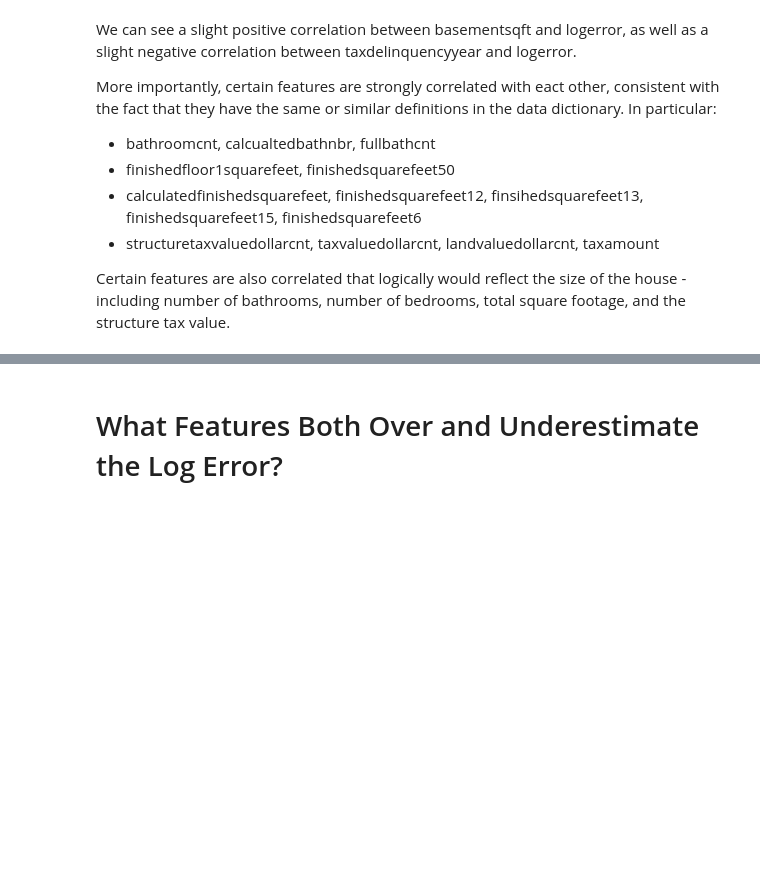
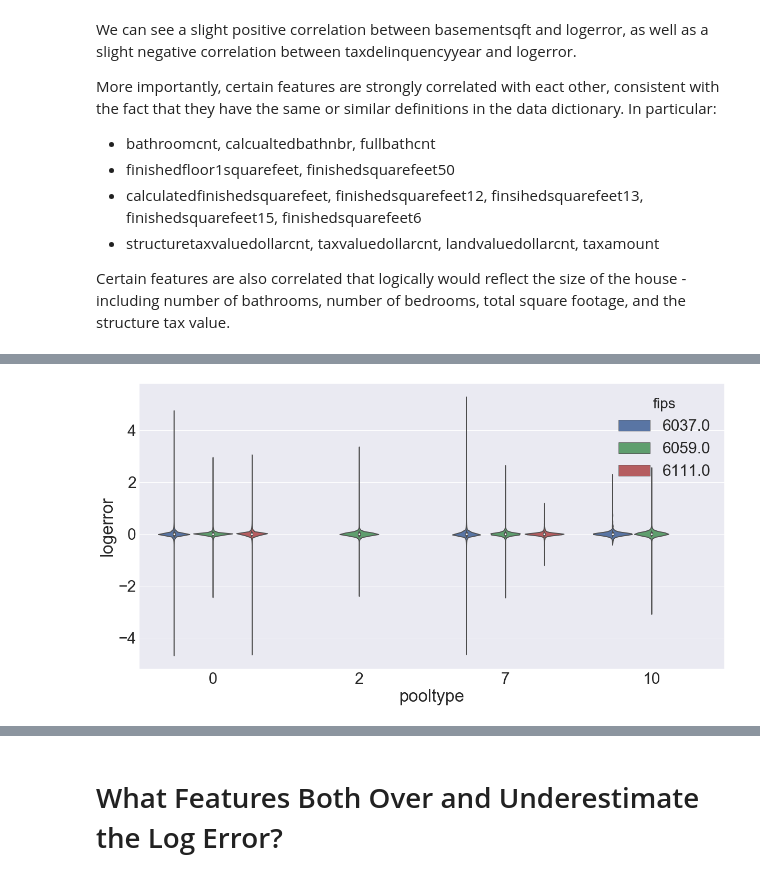
Before and after one commit to erstrong/INFO-7390-ADS-Fall-17-TeamNo., a Jupyter notebook: Mid-Term/Part 1 Exploratory Data Analysis.ipynb, the cells around one changed output, grey strips where cells are left out. Cells and saved outputs as stored; diff of their text form; code cells hidden in the pictures; blank space fills up the shorter version.

```diff
--- a/Mid-Term/Part 1 Exploratory Data Analysis.ipynb
+++ b/Mid-Term/Part 1 Exploratory Data Analysis.ipynb
@@ -312,0 +550,8 @@ plt.show()
+# %%
+plt.close('all')
+plt.figure(figsize=(20,10))
+sns.set(font_scale = 3)
+sns.violinplot(x='pooltype', y='logerror', data=df_pooltype, hue='fips',size=1)
+plt.show()
+# %% [output]
+[figure, added]
```
Also changed, not shown: parts of 45 cells of this notebook, 2 other files.
